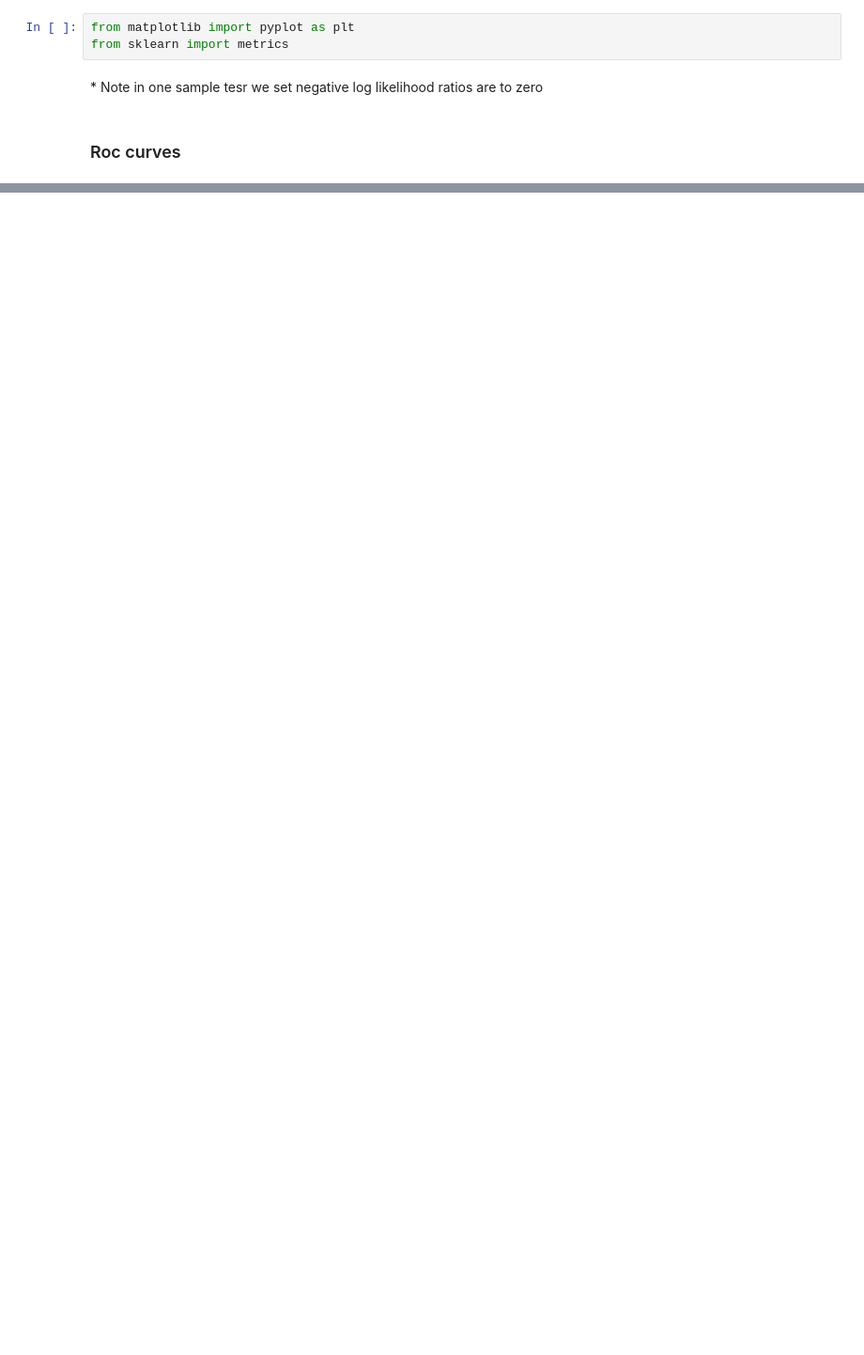
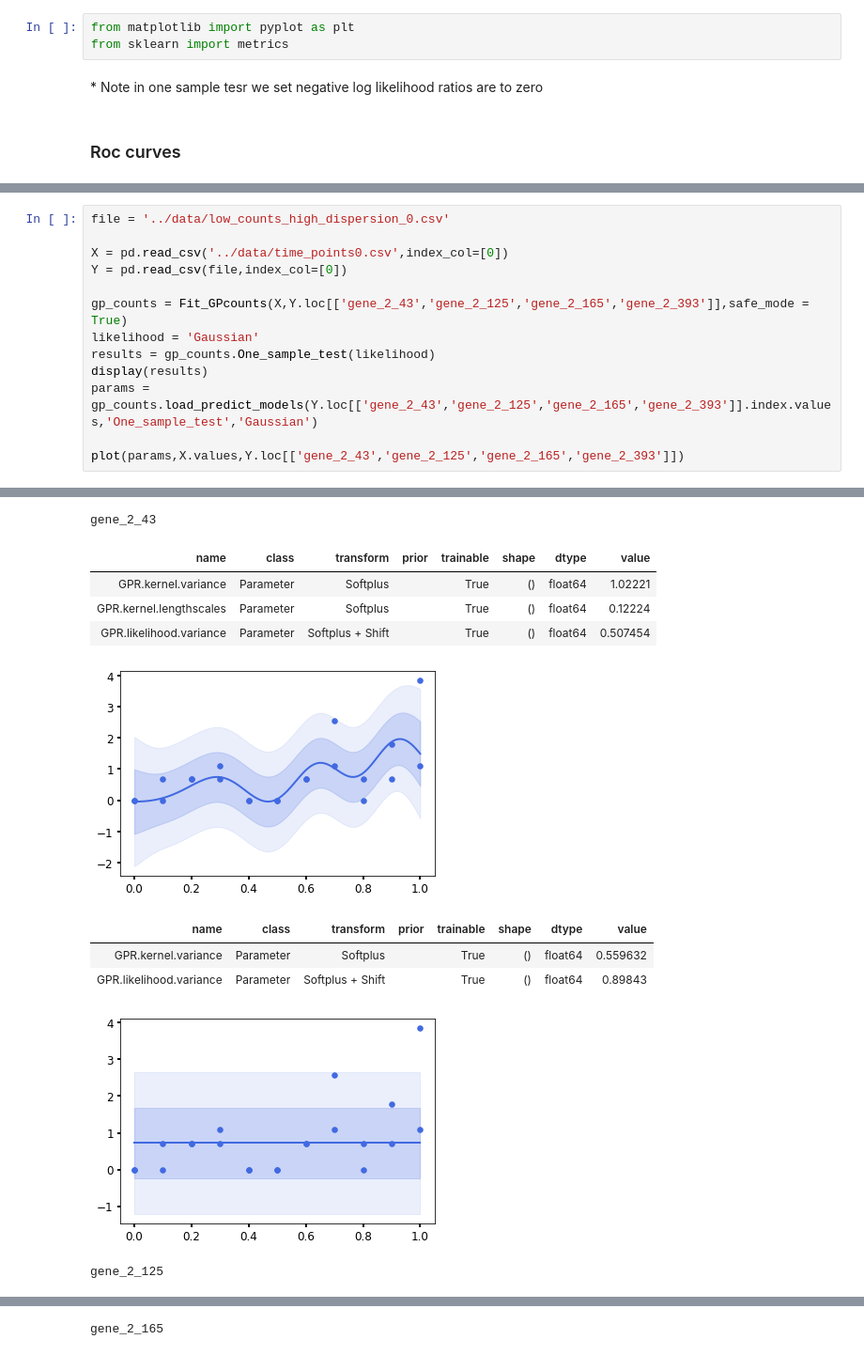
Before and after one commit to ManchesterBioinference/GPcounts, a Jupyter notebook: paper_notebooks/One_sample_test.ipynb, the cells around one changed output, grey strips where cells are left out. Shown: that part at 94% size. Cells and saved outputs as stored; diff of their text form; blank space fills up the shorter version.

```diff
--- a/paper_notebooks/One_sample_test.ipynb
+++ b/paper_notebooks/One_sample_test.ipynb
@@ -182,0 +188,14 @@ gene_1_3
+# %%
+file = '../data/low_counts_high_dispersion_0.csv'
+
+X = pd.read_csv('../data/time_points0.csv',index_col=[0])
+Y = pd.read_csv(file,index_col=[0])
+
+gp_counts = Fit_GPcounts(X,Y.loc[['gene_2_43','gene_2_125','gene_2_165','gene_2_393']],safe_mode = True)
+likelihood = 'Gaussian'
+results = gp_counts.One_sample_test(likelihood)
+display(results)
+params = gp_counts.load_predict_models(Y.loc[['gene_2_43','gene_2_125','gene_2_165','gene_2_393']].index.values,'One_sample_test','Gaussian')
+
+plot(params,X.values,Y.loc[['gene_2_43','gene_2_125','gene_2_165','gene_2_393']])
+# %% [output]
@@ -182,0 +207,11 @@ gene_1_3
+gene_2_43
+| name | class | transform | prior | trainable | shape | dtype | value |
+| GPR.kernel.variance | Parameter | Softplus |  | True | () | float64 | 1.02221 |
+| GPR.kernel.lengthscales | Parameter | Softplus |  | True | () | float64 | 0.12224 |
+| GPR.likelihood.variance | Parameter | Softplus + Shift |  | True | () | float64 | 0.507454 |
+[figure, added]
+| name | class | transform | prior | trainable | shape | dtype | value |
+| GPR.kernel.variance | Parameter | Softplus |  | True | () | float64 | 0.559632 |
+| GPR.likelihood.variance | Parameter | Softplus + Shift |  | True | () | float64 | 0.89843 |
+[figure, added]
+gene_2_125
@@ -182,0 +227 @@ gene_1_3
+gene_2_165
```
Also changed, not shown: parts of 12 cells of this notebook, 21 other files.
